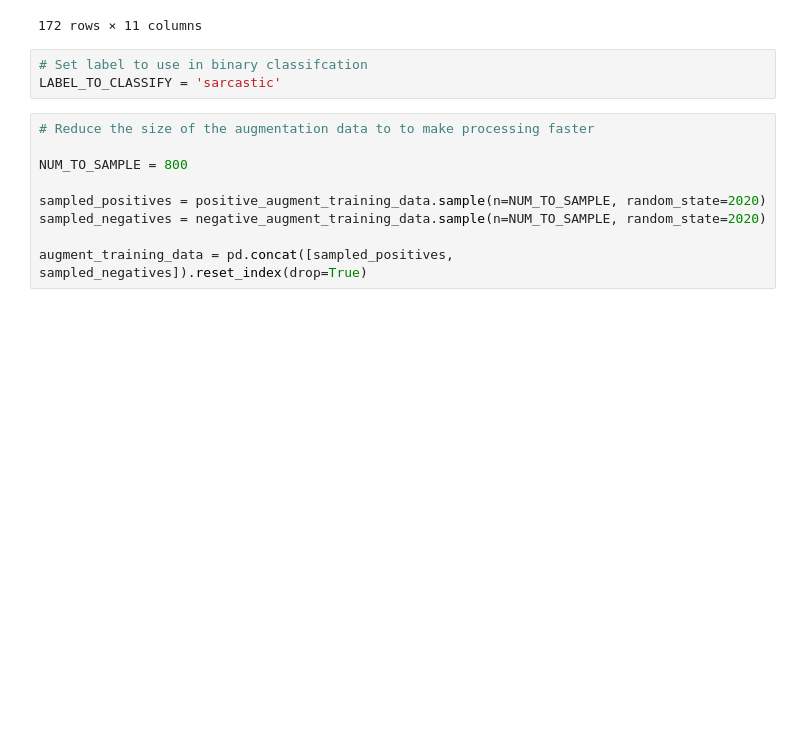
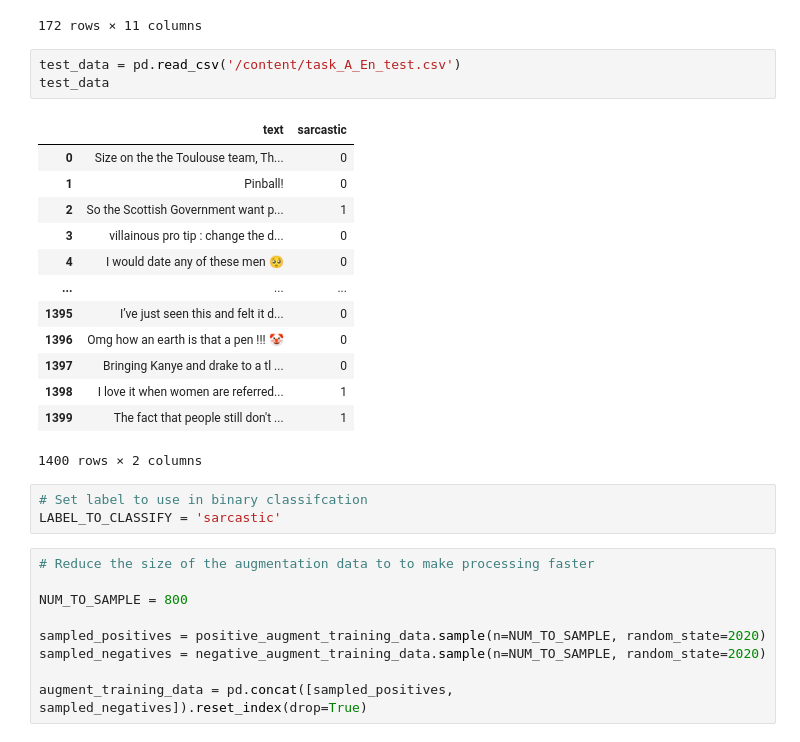
Before and after one commit to droesler/English_and_Arabic_Twitter_Sarcasm_Detection_LING573, a Jupyter notebook: src/training_notebooks/D4_experimental_training/Ensemble_random2020_train_v3_bertweet_large_hidden100_epoch30_lr3e_6_fixedthreshold_Ptacek_augment.ipynb, the cells around one changed output. Saved outputs shown, nothing was run; the diff lists cells and outputs as text; blank space fills up the shorter version.

```diff
--- a/src/training_notebooks/D4_experimental_training/Ensemble_random2020_train_v3_bertweet_large_hidden100_epoch30_lr3e_6_fixedthreshold_Ptacek_augment.ipynb
+++ b/src/training_notebooks/D4_experimental_training/Ensemble_random2020_train_v3_bertweet_large_hidden100_epoch30_lr3e_6_fixedthreshold_Ptacek_augment.ipynb
@@ -151,6 +151,23 @@ validation_data
 | 170 | 43 | 43 | I suppose though, we did sign one... | 1 | I wish we could have signed a pla... | 1.0 | 0.0 | 0.0 | 1.0 | ... |
 | 171 | 2235 | 2235 | i know i’m going through it when ... | 0 | NaN | NaN | NaN | NaN | NaN | ... |
 172 rows × 11 columns
+# %%
+test_data = pd.read_csv('/content/task_A_En_test.csv')
+test_data
+# %% [output]
+|  | text | sarcastic |
+| 0 | Size on the the Toulouse team, Th... | 0 |
+| 1 | Pinball! | 0 |
+| 2 | So the Scottish Government want p... | 1 |
+| 3 | villainous pro tip : change the d... | 0 |
+| 4 | I would date any of these men 🥺 | 0 |
+| ... | ... | ... |
+| 1395 | I’ve just seen this and felt it d... | 0 |
+| 1396 | Omg how an earth is that a pen !!! 🤡 | 0 |
+| 1397 | Bringing Kanye and drake to a tl ... | 0 |
+| 1398 | I love it when women are referred... | 1 |
+| 1399 | The fact that people still don't ... | 1 |
+1400 rows × 2 columns
 # %%
 # Set label to use in binary classifcation
 LABEL_TO_CLASSIFY = 'sarcastic'
```
Also changed, not shown: parts of 13 cells of this notebook.
